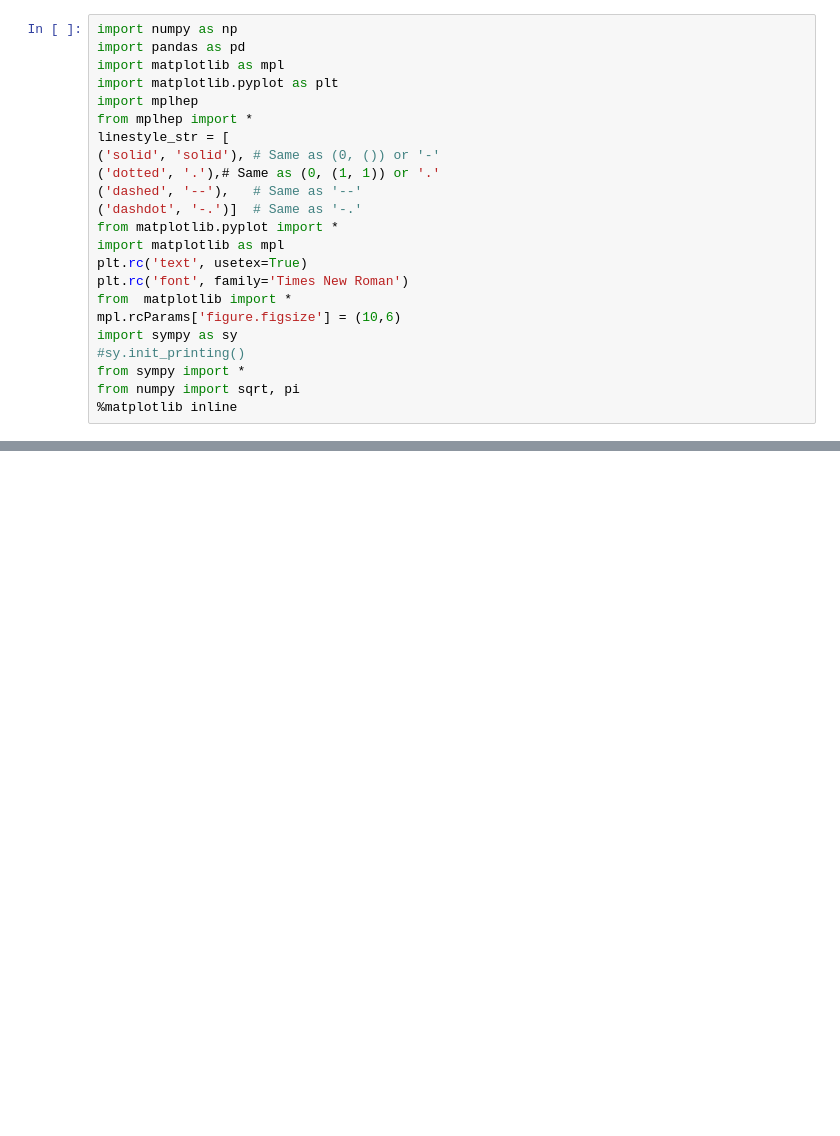
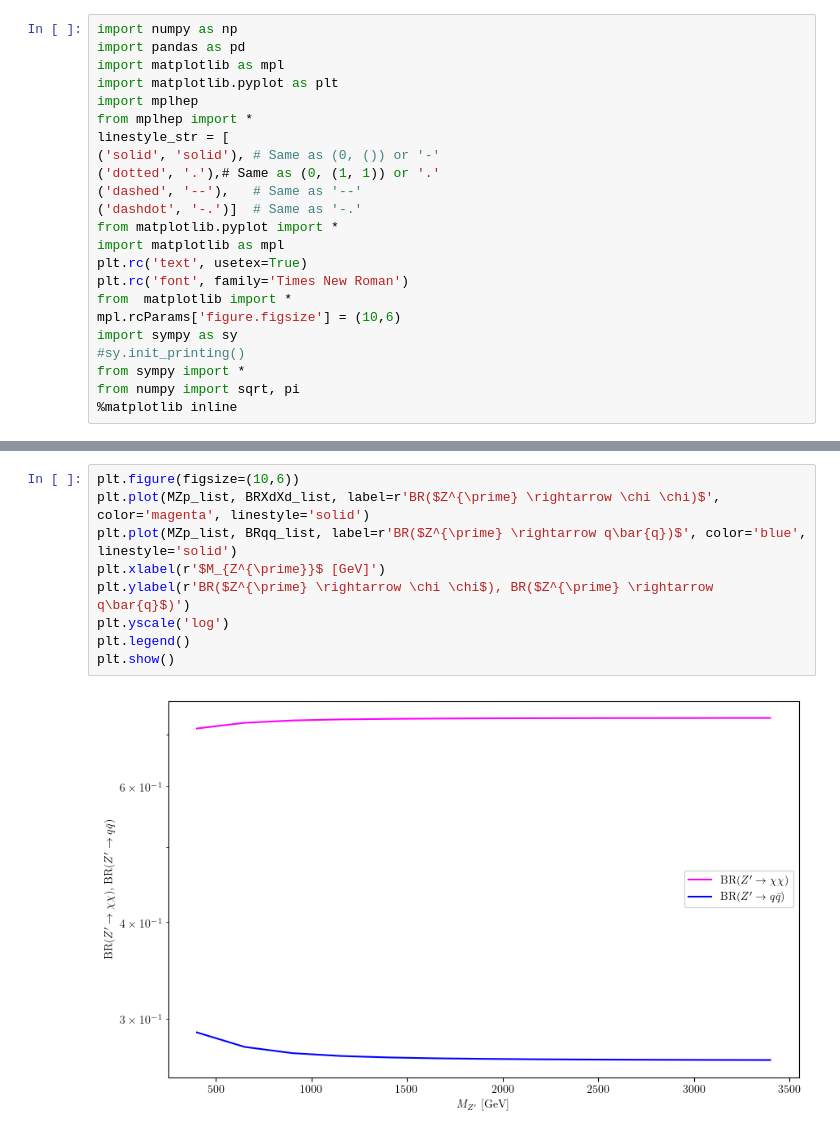
Before and after one commit to SModelS/smodelsv3-paper, a Jupyter notebook: notebooks/BR_Zp_Decays.ipynb, the cells around one changed output, grey strips where cells are left out. Saved outputs shown, nothing was run; the diff lists cells and outputs as text; blank space fills up the shorter version.

```diff
--- a/notebooks/BR_Zp_Decays.ipynb
+++ b/notebooks/BR_Zp_Decays.ipynb
@@ -133,0 +129,11 @@ plt.show()
+# %%
+plt.figure(figsize=(10,6))
+plt.plot(MZp_list, BRXdXd_list, label=r'BR($Z^{\prime} \rightarrow \chi \chi)$', color='magenta', linestyle='solid')
+plt.plot(MZp_list, BRqq_list, label=r'BR($Z^{\prime} \rightarrow q\bar{q})$', color='blue', linestyle='solid')
+plt.xlabel(r'$M_{Z^{\prime}}$ [GeV]')
+plt.ylabel(r'BR($Z^{\prime} \rightarrow \chi \chi$), BR($Z^{\prime} \rightarrow q\bar{q}$)')
+plt.yscale('log')
+plt.legend()
+plt.show()
+# %% [output]
+[figure, added]
```
Also changed, not shown: parts of 8 cells of this notebook, 33 other files.
